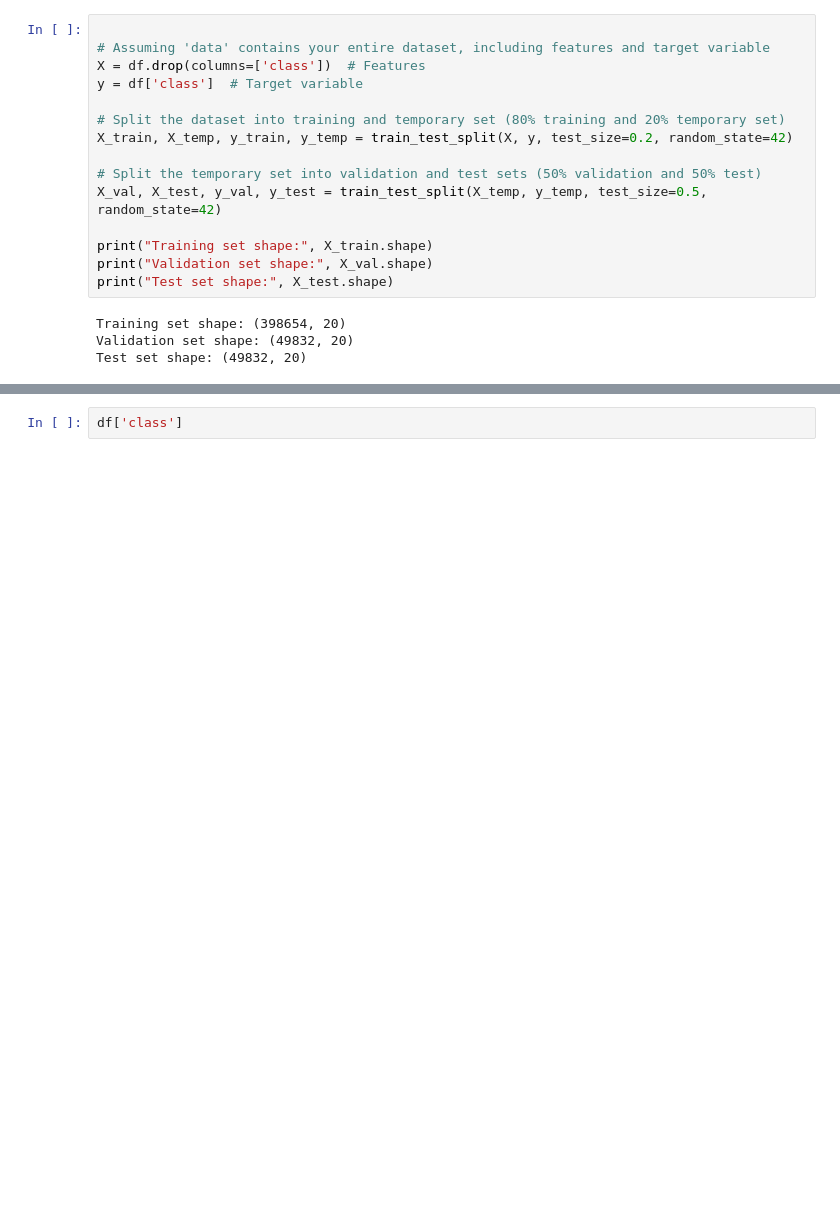
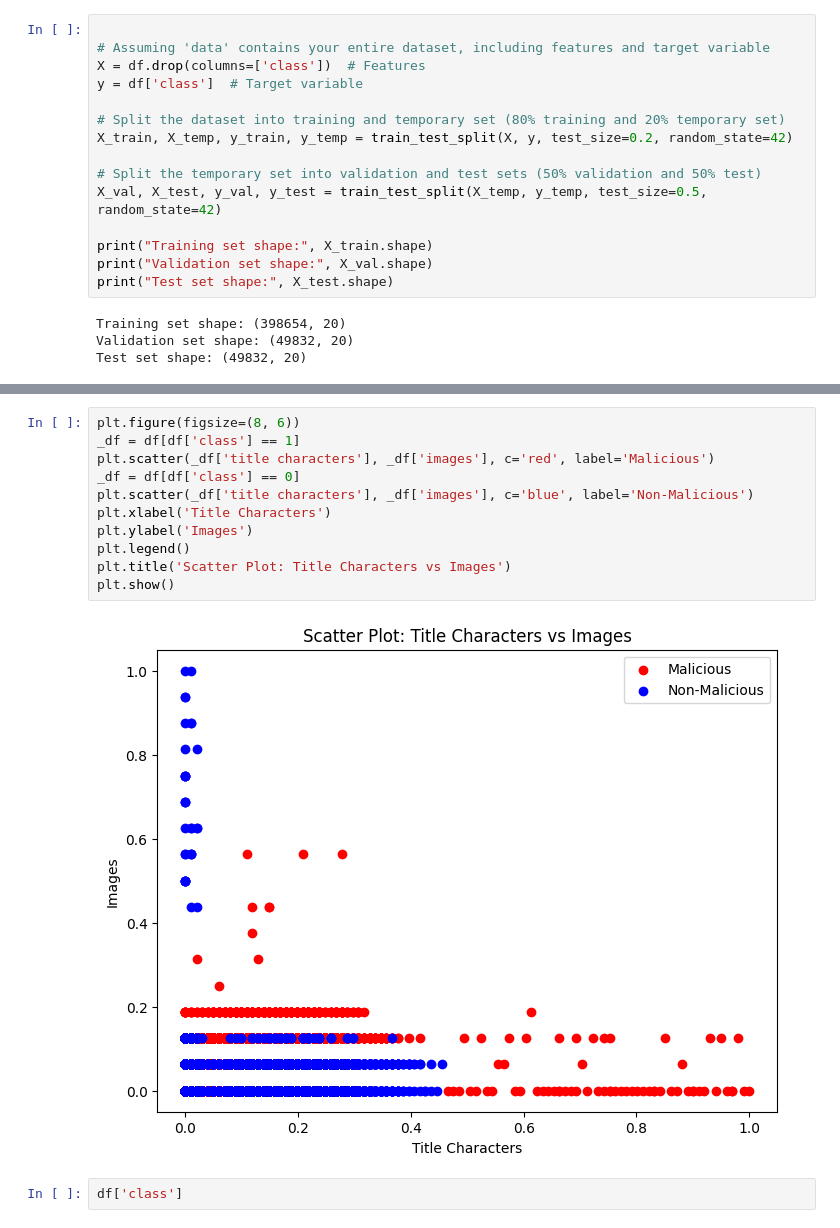
Before and after one commit to MariaMitk/AI_Project2, a Jupyter notebook: Code.ipynb, the cells around one changed output, grey strips where cells are left out. Drawn from its saved outputs; the diff is of its cells as text; blank space fills up the shorter version.

```diff
--- a/Code.ipynb
+++ b/Code.ipynb
@@ -202,3 +206,16 @@ Text(0, 0.5, 'pages')
+# %%
+plt.figure(figsize=(8, 6))
+_df = df[df['class'] == 1]
+plt.scatter(_df['title characters'], _df['images'], c='red', label='Malicious')
+_df = df[df['class'] == 0]
+plt.scatter(_df['title characters'], _df['images'], c='blue', label='Non-Malicious')
+plt.xlabel('Title Characters')
+plt.ylabel('Images')
+plt.legend()
+plt.title('Scatter Plot: Title Characters vs Images')
+plt.show()
+# %% [output]
+[figure, added]
 # %%
 df['class']
 # %% [output]
```
Also changed, not shown: parts of 8 cells of this notebook.
